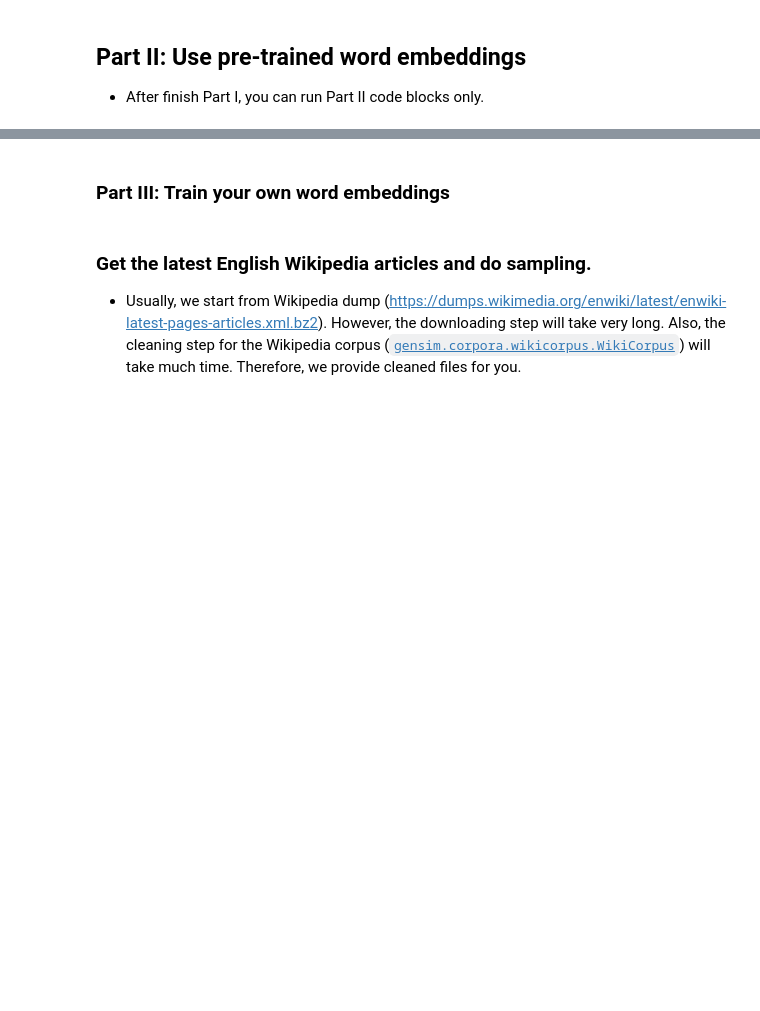
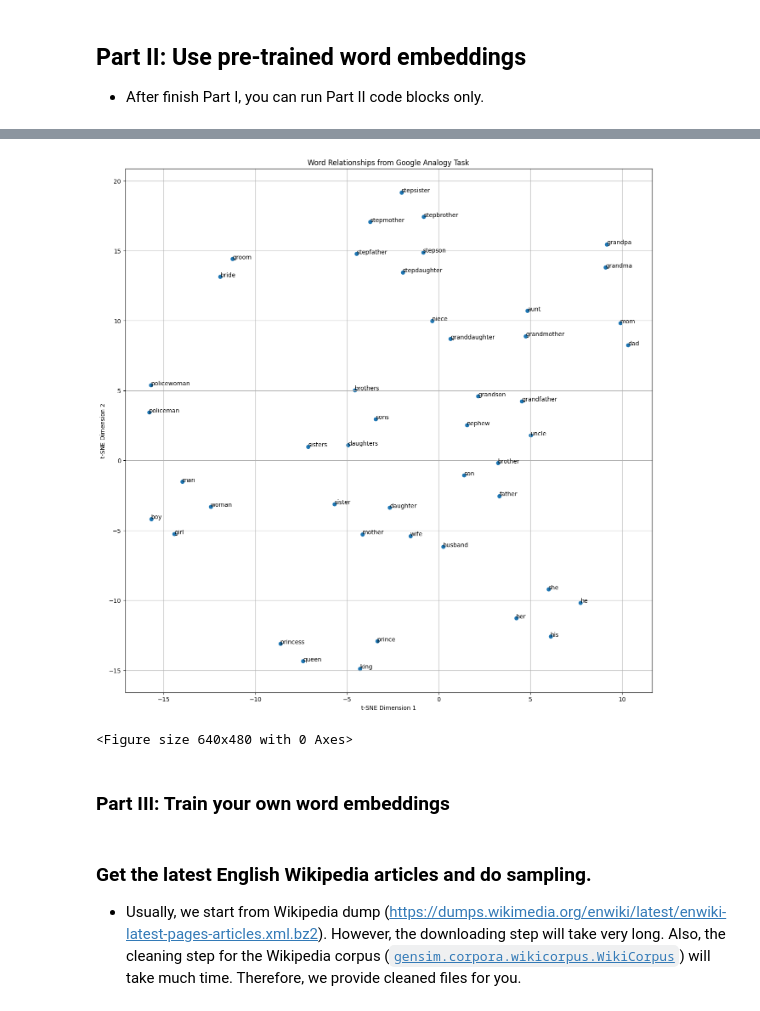
Before and after one commit to Ha1ion/2025_NLP_HW1, a Jupyter notebook: 2025/Assignments/Assignment1/main.ipynb, the cells around one changed output, grey strips where cells are left out. Drawn from its saved outputs; the diff is of its cells as text; code cells hidden in the pictures; blank space fills up the shorter version.

Commit message:
todo 3

```diff
--- a/2025/Assignments/Assignment1/main.ipynb
+++ b/2025/Assignments/Assignment1/main.ipynb
@@ -154,3 +138,51 @@ plt.savefig("word_relationships.png", bbox_inches="tight")
+# %%
+# Collect words from Google Analogy dataset
+SUB_CATEGORY = ": family"
+
+# TODO3: Plot t-SNE for the words in the SUB_CATEGORY `: family`
+
+# 1. 篩選出 family 子分類的所有問題
+family_questions = data[data["SubCategory"] == SUB_CATEGORY]["Question"]
+
+# 2. 收集這個分類中所有不重複的單字
+words_in_family = set()
+for q in family_questions:
+    words_in_family.update(q.lower().split())
+
+# 3. 從模型中獲取這些單字的詞向量
+word_vectors = []
+words_for_plot = []
+for word in words_in_family:
+    try:
+        word_vectors.append(model[word])
+        words_for_plot.append(word)
+    except KeyError:
+        # 如果單字不在模型的詞彙庫中，就忽略它
+        continue
+
+word_vectors = np.array(word_vectors)
+
+# 4. 初始化並執行 t-SNE 降維
+tsne = TSNE(n_components=2, random_state=42, perplexity=10)
+vectors_2d = tsne.fit_transform(word_vectors)
+
+# 5. 使用 matplotlib 繪製散佈圖
+plt.figure(figsize=(16, 16))
+plt.scatter(vectors_2d[:, 0], vectors_2d[:, 1])
+
+# 6. 在每個點旁邊加上對應的單字標籤
+for i, word in enumerate(words_for_plot):
+    plt.annotate(word, xy=(vectors_2d[i, 0], vectors_2d[i, 1]))
+
+plt.title("Word Relationships from Google Analogy Task")
+plt.xlabel("t-SNE Dimension 1")
+plt.ylabel("t-SNE Dimension 2")
+plt.grid(True)
+plt.show()
+plt.savefig("word_relationships.png", bbox_inches="tight")
+# %% [output]
+[figure, added]
+<Figure size 640x480 with 0 Axes>
 # %% [markdown]
 ### Part III: Train your own word embeddings
 # %% [markdown]
```
Also changed, not shown: parts of 10 cells of this notebook.
